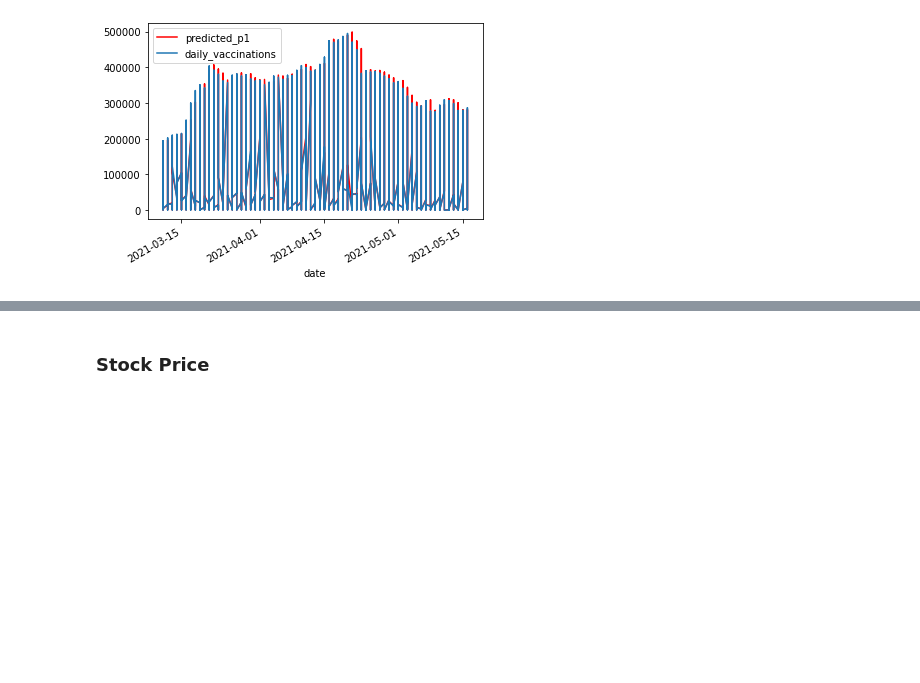
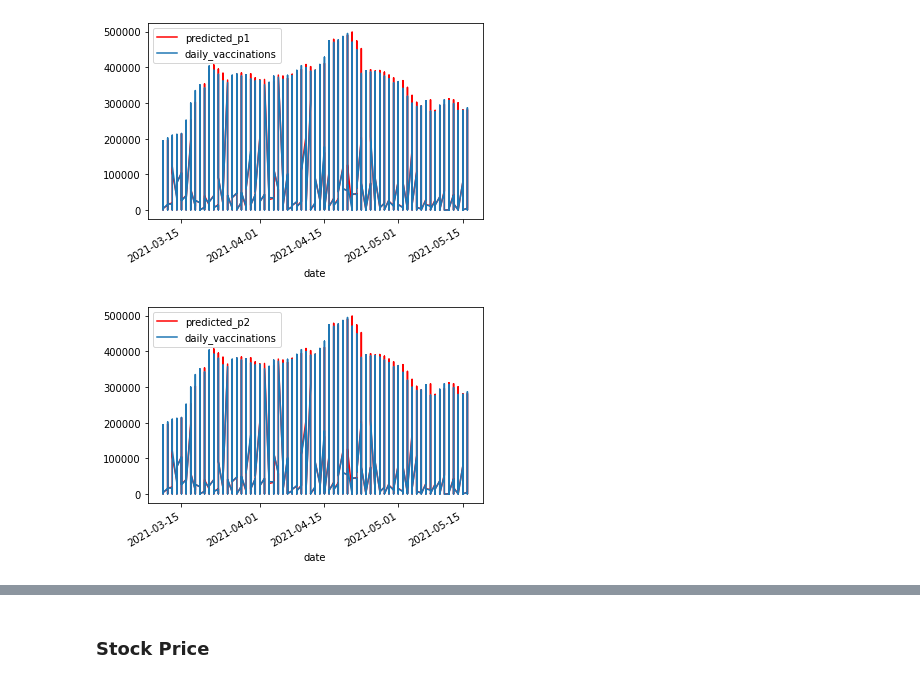
Before and after one commit to juno-yuu/COVID-Vaccine-and-Biotech-industry, a Jupyter notebook: Final_Project_Clean.ipynb, the cells around one changed output, grey strips where cells are left out. Cells and saved outputs as stored; diff of their text form; code cells hidden in the pictures; blank space fills up the shorter version.

```diff
--- a/Final_Project_Clean.ipynb
+++ b/Final_Project_Clean.ipynb
@@ -326,0 +314,6 @@ data_panel_test['predicted_p3'] = p3.predict(data = data_panel_test['daily_vacci
+# %%
+ax2 = data_panel_test.plot(y = 'predicted_p2', color = 'red')
+data_panel_test.plot(y = 'daily_vaccinations', ax = ax2)
+plt.show()
+# %% [output]
+[figure, added]
```
Also changed, not shown: parts of 10 cells of this notebook.
